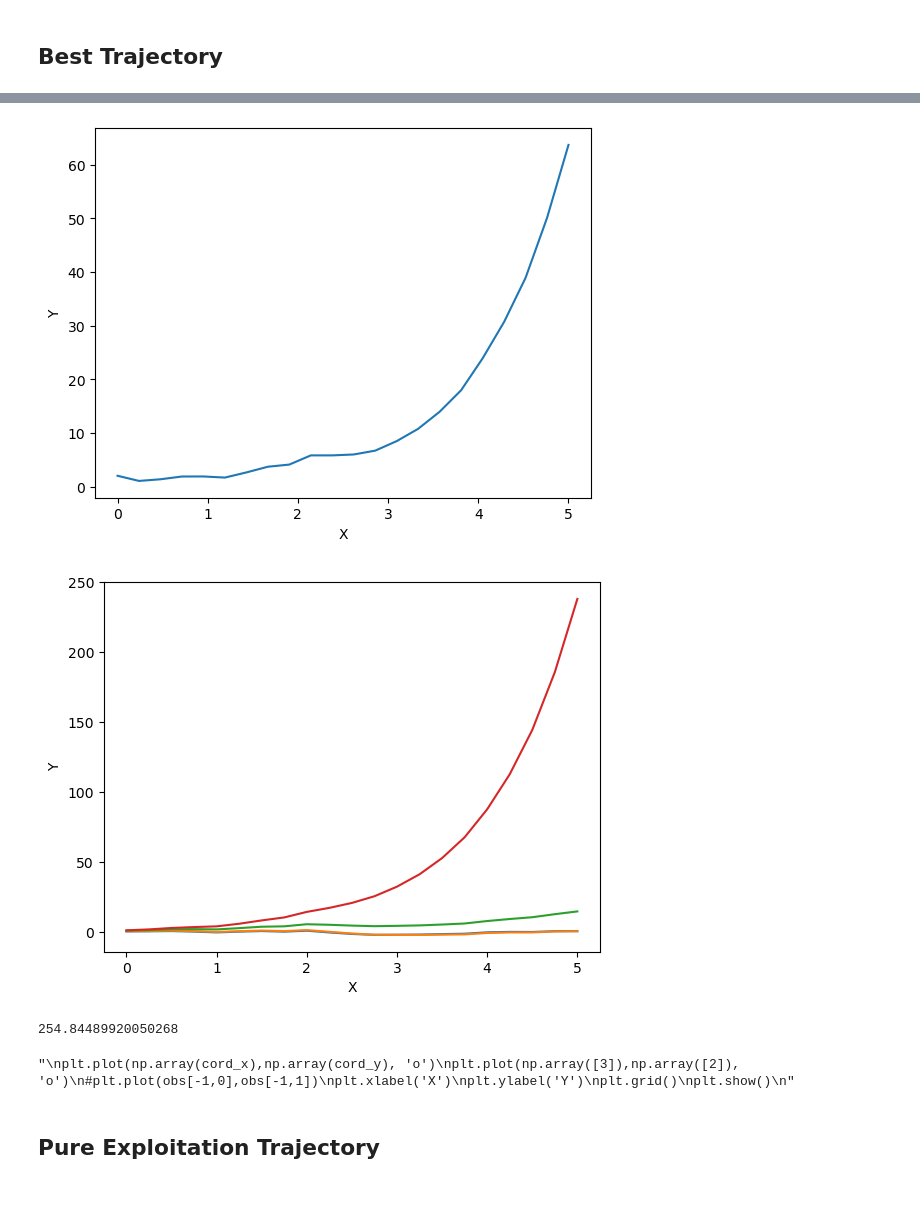
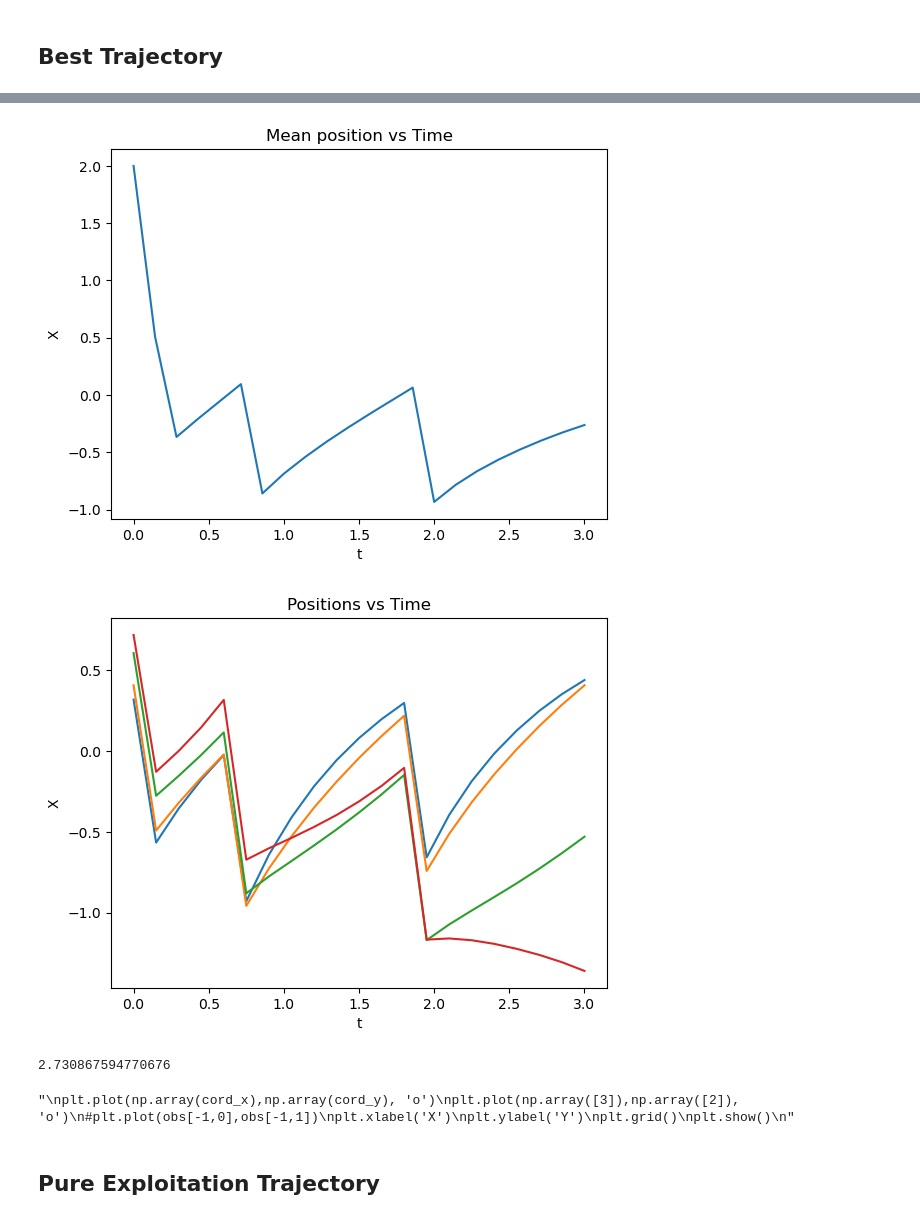
Before and after one commit to cwyueh23/Unicycle, a Jupyter notebook: Linear_finite.ipynb, the cells around one changed output, grey strips where cells are left out. Saved outputs shown, nothing was run; the diff lists cells and outputs as text; code cells hidden in the pictures.

```diff
--- a/Linear_finite.ipynb
+++ b/Linear_finite.ipynb
@@ -21,7 +24,7 @@ M=10
 
 global T
 global target
-T=5
+T=3
 target=np.array([0])
 global w
 w=np.pi*2/23.7
@@ -92,7 +95,8 @@ def observe(vecs):
     return w
 
 def reward(obs):
-    return max(6-(obs[0]-target[0])**2-obs[1],0)
+    #return max(10000-(obs[0]-target[0])**2-obs[1],0)
+    return -(obs[0]-target[0])**2-obs[1]
 
 def reward_raw(position):
     r=0
@@ -113,7 +117,7 @@ lr=0.01
 global eps
 eps=0.05
 global max_u
-max_u=5
+max_u=10
 global precision
 precision=0.01
 global action_set
@@ -445,48 +451,50 @@ x = np.linspace(0, T, N+2)
 obs=np.array(best_obs)
 obs=obs[:,[0]]
 plt.plot(x,obs[:,0])
-plt.xlabel('X')
-plt.ylabel('Y')
+plt.title("Mean position vs Time")
+plt.xlabel('t')
+plt.ylabel('X')
 plt.show()
 # %% [output]
-[figure, old version]
+[figure, new version]
 # %%
 pos=[]
 x = np.linspace(0, T, N+1)
 for i in range(num_system):
     obs=np.array(best_pos[i])
     obs=obs[:,[0]]
     plt.plot(x,obs[:,0])
     pos.append(obs[-1])
-plt.xlabel('X')
-plt.ylabel('Y')
+plt.title("Positions vs Time")
+plt.xlabel('t')
+plt.ylabel('X')
 plt.show()
 print(reward_raw(np.array(pos)))
 
 pos=[]
 for i in range(num_system):
     obs=np.array(best_pos[i])
     obs=obs[:,[0]]
     #plt.plot(obs[:,0],obs[:,1])
     pos.append(obs[-1])
 
 cord_x=[]
 cord_y=[]
 for i in range(num_system):
     cord_x.append(pos[i][0])
 
 '''
 plt.plot(np.array(cord_x),np.array(cord_y), 'o')
 plt.plot(np.array([3]),np.array([2]), 'o')
 #plt.plot(obs[-1,0],obs[-1,1])
 plt.xlabel('X')
 plt.ylabel('Y')
 plt.grid()
 plt.show()
 '''
 # %% [output]
-[figure, old version]
+[figure, new version]
-254.84489920050268
+2.730867594770676
 "\nplt.plot(np.array(cord_x),np.array(cord_y), 'o')\nplt.plot(np.array([3]),np.array([2]), 'o')\n#plt.plot(obs[-1,0],obs[-1,1])\nplt.xlabel('X')\nplt.ylabel('Y')\nplt.grid()\nplt.show()\n"
 # %% [markdown]
 ## Pure Exploitation Trajectory
```
Also changed, not shown: parts of 9 cells of this notebook, 3 other files.
